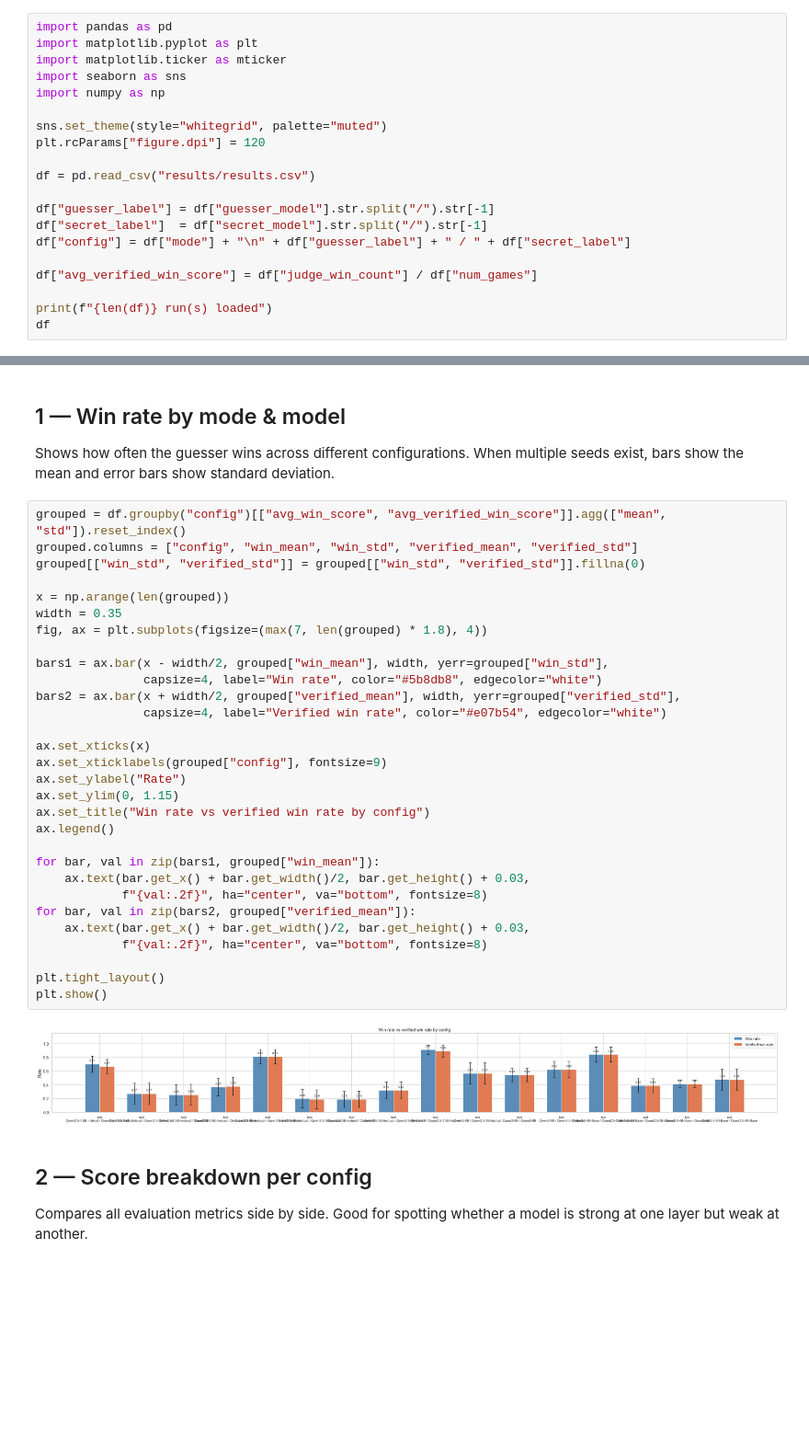
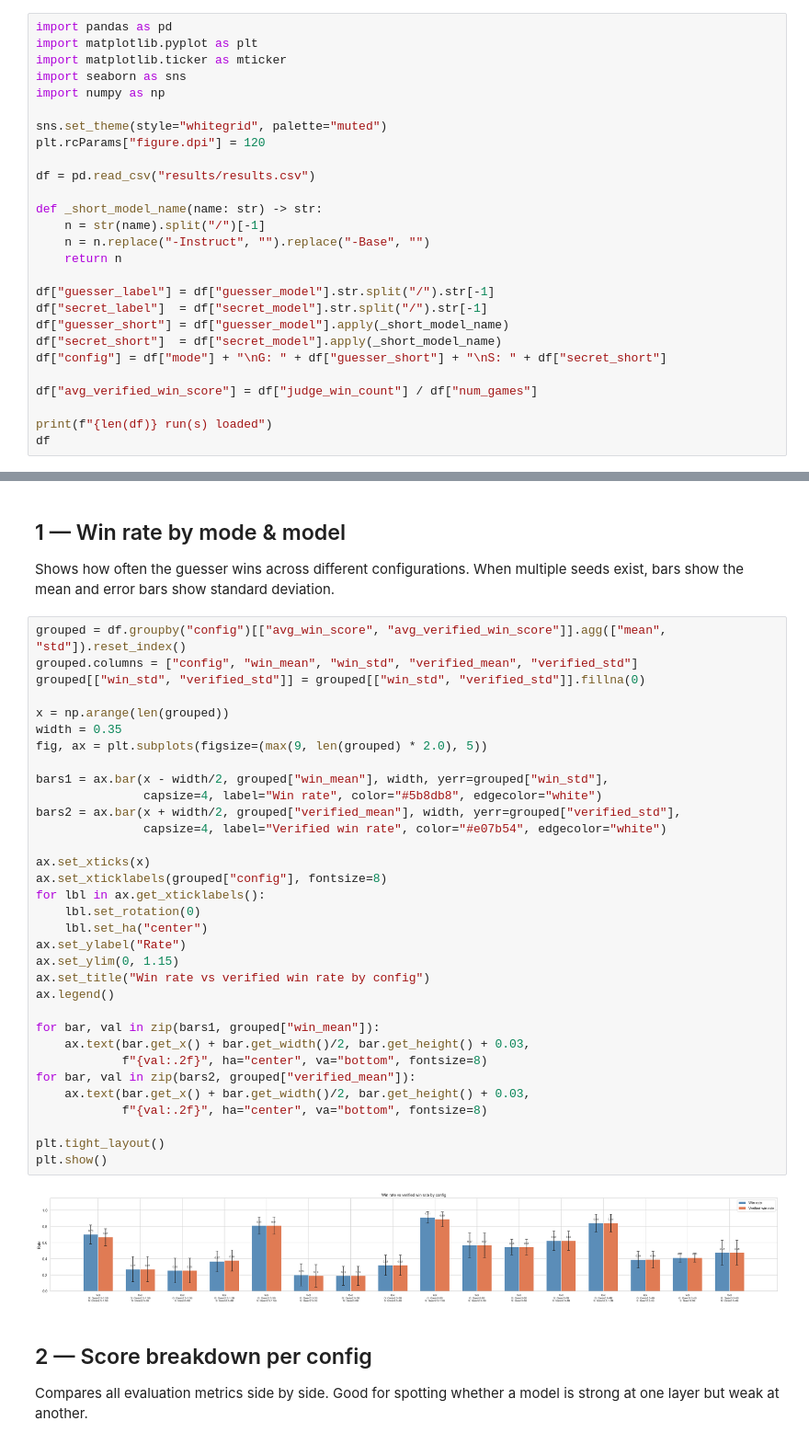
Before and after one commit to jakobahlberg/BA_project, a Jupyter notebook: postprocessing.ipynb, the cells around one changed output, grey strips where cells are left out. Shown at 92% size. Cells and saved outputs as stored; diff of their text form; blank space fills up the shorter version.

```diff
--- a/postprocessing.ipynb
+++ b/postprocessing.ipynb
@@ -10,9 +10,16 @@ plt.rcParams["figure.dpi"] = 120
 
 df = pd.read_csv("results/results.csv")
 
+def _short_model_name(name: str) -> str:
+    n = str(name).split("/")[-1]
+    n = n.replace("-Instruct", "").replace("-Base", "")
+    return n
+
 df["guesser_label"] = df["guesser_model"].str.split("/").str[-1]
 df["secret_label"]  = df["secret_model"].str.split("/").str[-1]
-df["config"] = df["mode"] + "\n" + df["guesser_label"] + " / " + df["secret_label"]
+df["guesser_short"] = df["guesser_model"].apply(_short_model_name)
+df["secret_short"]  = df["secret_model"].apply(_short_model_name)
+df["config"] = df["mode"] + "\nG: " + df["guesser_short"] + "\nS: " + df["secret_short"]
 
 df["avg_verified_win_score"] = df["judge_win_count"] / df["num_games"]
 
@@ -39,35 +46,38 @@ Shows how often the guesser wins across different configurations. When multiple
 # %%
 grouped = df.groupby("config")[["avg_win_score", "avg_verified_win_score"]].agg(["mean", "std"]).reset_index()
 grouped.columns = ["config", "win_mean", "win_std", "verified_mean", "verified_std"]
 grouped[["win_std", "verified_std"]] = grouped[["win_std", "verified_std"]].fillna(0)
 
 x = np.arange(len(grouped))
 width = 0.35
-fig, ax = plt.subplots(figsize=(max(7, len(grouped) * 1.8), 4))
+fig, ax = plt.subplots(figsize=(max(9, len(grouped) * 2.0), 5))
 
 bars1 = ax.bar(x - width/2, grouped["win_mean"], width, yerr=grouped["win_std"],
                capsize=4, label="Win rate", color="#5b8db8", edgecolor="white")
 bars2 = ax.bar(x + width/2, grouped["verified_mean"], width, yerr=grouped["verified_std"],
                capsize=4, label="Verified win rate", color="#e07b54", edgecolor="white")
 
 ax.set_xticks(x)
-ax.set_xticklabels(grouped["config"], fontsize=9)
+ax.set_xticklabels(grouped["config"], fontsize=8)
+for lbl in ax.get_xticklabels():
+    lbl.set_rotation(0)
+    lbl.set_ha("center")
 ax.set_ylabel("Rate")
 ax.set_ylim(0, 1.15)
 ax.set_title("Win rate vs verified win rate by config")
 ax.legend()
 
 for bar, val in zip(bars1, grouped["win_mean"]):
     ax.text(bar.get_x() + bar.get_width()/2, bar.get_height() + 0.03,
             f"{val:.2f}", ha="center", va="bottom", fontsize=8)
 for bar, val in zip(bars2, grouped["verified_mean"]):
     ax.text(bar.get_x() + bar.get_width()/2, bar.get_height() + 0.03,
             f"{val:.2f}", ha="center", va="bottom", fontsize=8)
 
 plt.tight_layout()
 plt.show()
 # %% [output]
-[figure, old version]
+[figure, new version]
 # %% [markdown]
 ## 2 — Score breakdown per config
 Compares all evaluation metrics side by side. Good for spotting whether a model is strong at one layer but weak at another.
```
Also changed, not shown: parts of 9 cells of this notebook, 4 other files.
